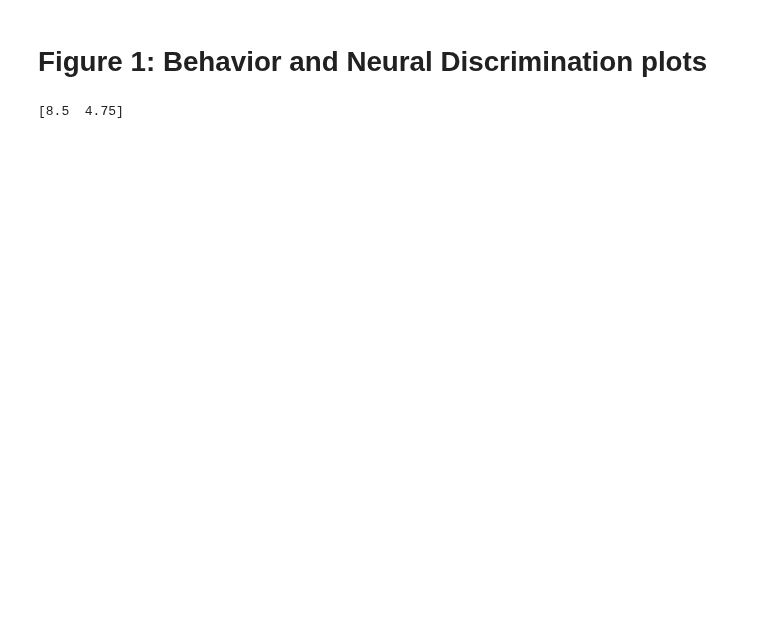
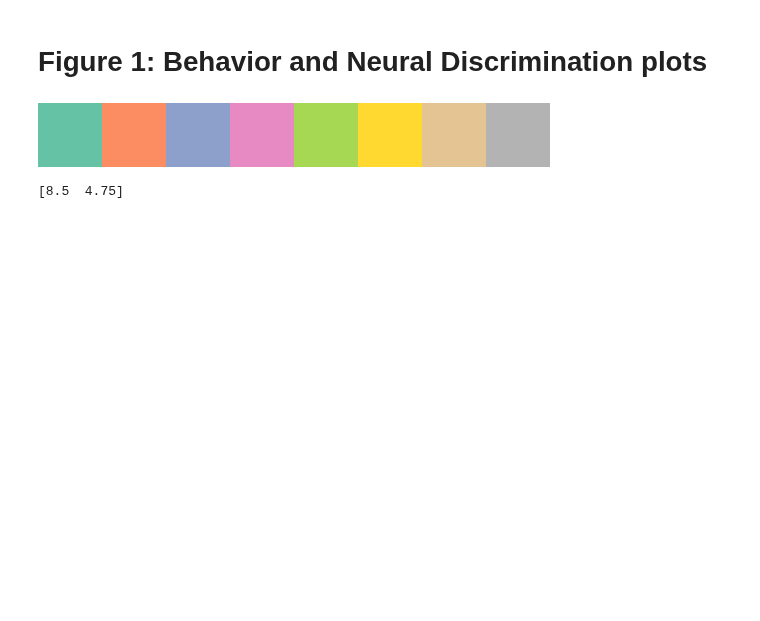
Before and after one commit to nkinsky/Eraser, a Jupyter notebook: Notebooks/Figure1.ipynb, the cells around one changed output. Saved outputs shown, nothing was run; the diff lists cells and outputs as text; code cells hidden in the pictures; blank space fills up the shorter version.

```diff
--- a/Notebooks/Figure1.ipynb
+++ b/Notebooks/Figure1.ipynb
@@ -30,6 +31,10 @@ def fix_xticks(ax, days_plot = [-2, -1, 4, 1, 2, 7]):
     days_str = [str(e) for e in days_plot]
     plt.sca(ax)
     plt.xticks(list(range(len(days_plot))), days_str)
+# %%
+plt.get_cmap('Set2')
+# %% [output]
+[figure, added]
 # %%
 # Set up main figure plotting
 %matplotlib ipympl
```
Also changed, not shown: parts of 25 cells of this notebook.
